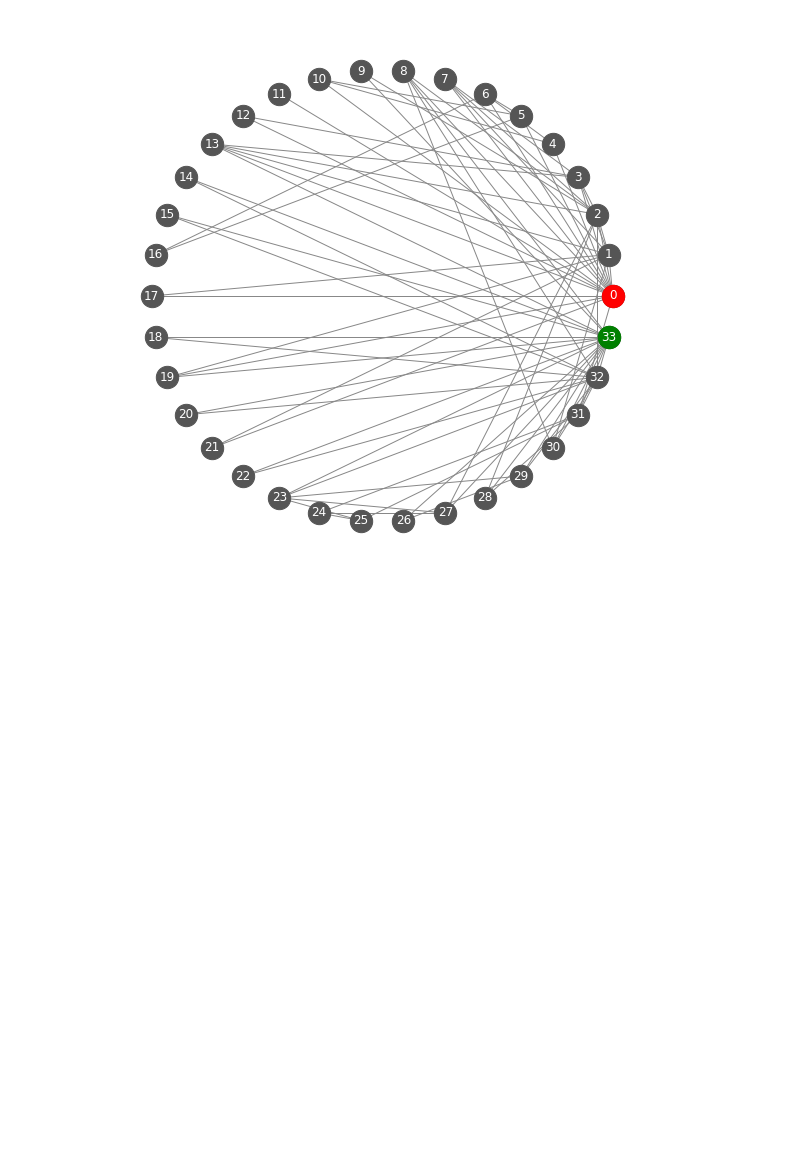
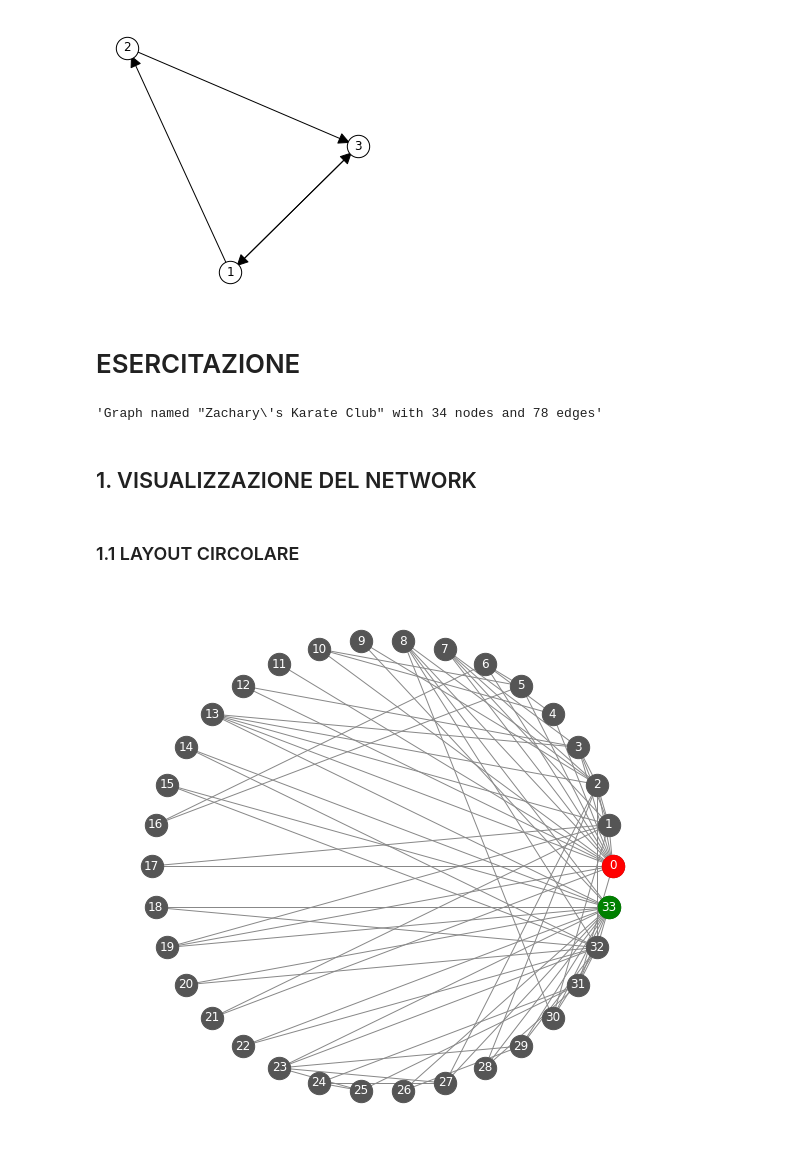
Before and after one commit to alkaest2002/ABGrid, a Jupyter notebook: materials/course 101/zachary karate club.ipynb, the cells around one changed output. Saved outputs shown, nothing was run; the diff lists cells and outputs as text; code cells hidden in the pictures; blank space fills up the shorter version.

```diff
--- a/materials/course 101/zachary karate club.ipynb
+++ b/materials/course 101/zachary karate club.ipynb
@@ -23,0 +46,16 @@ OFFICER = 33 # presidente del club
+# %%
+# directed
+fig, ax = plt.subplots(figsize=(5,5))
+ax.axis('off')
+
+Gd = nx.DiGraph()
+Gd.add_edges_from([(1,2),(2,3),(3,1),(1,3)])
+pos = nx.spring_layout(Gd, k=.3, seed=SEED)
+
+nx.draw_networkx_nodes(Gd, pos, node_size=NODE_SIZE, node_color="#fff", edgecolors="k")
+nx.draw_networkx_edges(Gd, pos, arrowsize=25)
+nx.draw_networkx_labels(Gd, pos);
+# %% [output]
+[figure, added]
+# %% [markdown]
+# ESERCITAZIONE
@@ -24,3 +73,11 @@ OFFICER = 33 # presidente del club
+# %%
+nx.info(G)
+# %% [output]
+'Graph named "Zachary\'s Karate Club" with 34 nodes and 78 edges'
+# %% [markdown]
+## 1. VISUALIZZAZIONE DEL NETWORK
+# %% [markdown]
+### 1.1 LAYOUT CIRCOLARE
 # %%
 fig, ax = plt.subplots(figsize=(10,10))
 ax.axis('off')
```
Also changed, not shown: parts of 43 cells of this notebook, 3 other files.
